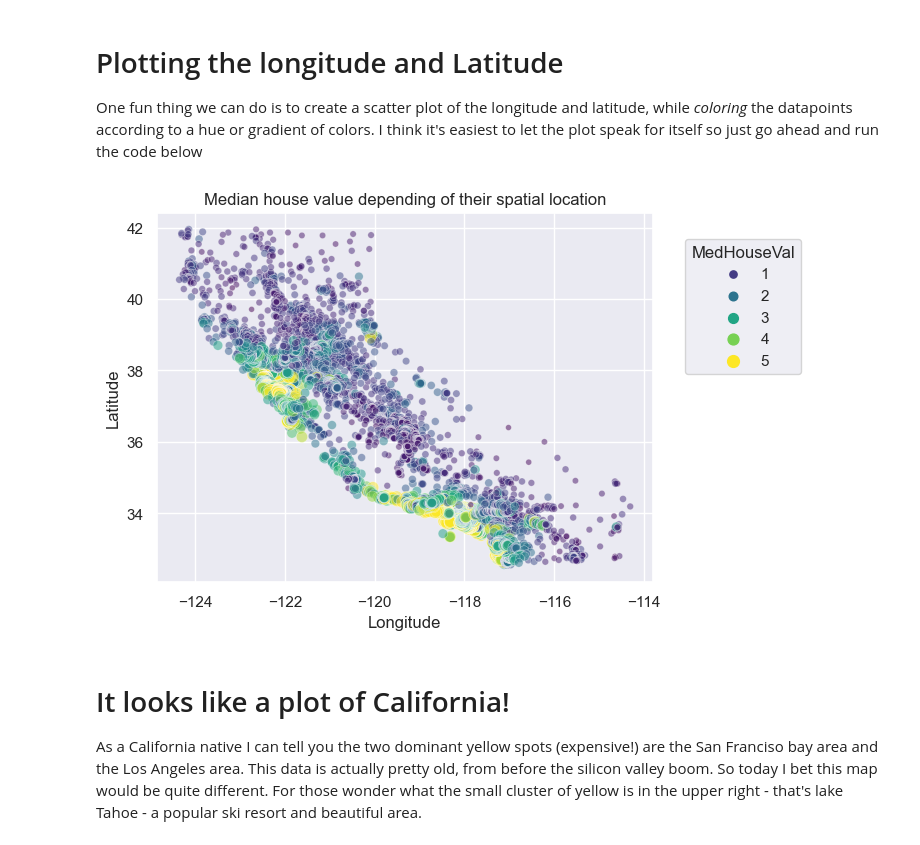
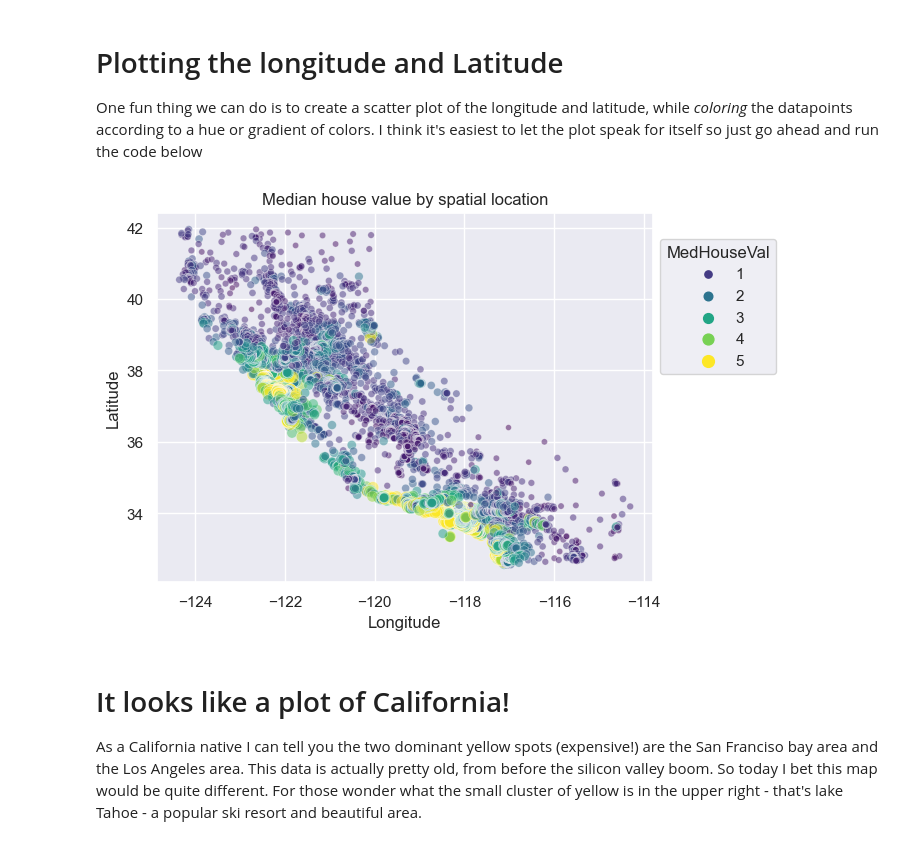
Before and after one commit to fan-yang-md/codingnomads, a Jupyter notebook: data-science-machine-learning-main/notebooks/03_California_housing.ipynb, the cells around one changed output. Cells and saved outputs as stored; diff of their text form; code cells hidden in the pictures.

```diff
--- a/data-science-machine-learning-main/notebooks/03_California_housing.ipynb
+++ b/data-science-machine-learning-main/notebooks/03_California_housing.ipynb
@@ -264,14 +278,14 @@ One fun thing we can do is to create a scatter plot of the longitude and latitud
 # %%
 import seaborn as sns
 
 sns.scatterplot(data=X, x="Longitude", y="Latitude",
                 size=y, hue=y,
                 palette="viridis", alpha=0.5)
-plt.legend(title="MedHouseVal", bbox_to_anchor=(1.05, 0.95),
+plt.legend(title="MedHouseVal", bbox_to_anchor=(1, 0.95),
            loc="upper left")
-plt.title("Median house value depending of their spatial location");
+plt.title("Median house value by spatial location");
 # %% [output]
-[figure, old version]
+[figure, new version]
 # %% [markdown]
 # It looks like a plot of California!
 As a California native I can tell you the two dominant yellow spots (expensive!) are the San Franciso bay area and the Los Angeles area. This data is actually pretty old, from before the silicon valley boom. So today I bet this map would be quite different. For those wonder what the small cluster of yellow is in the upper right - that's lake Tahoe - a popular ski resort and beautiful area.
```
Also changed, not shown: parts of 21 cells of this notebook, 2 other files.
